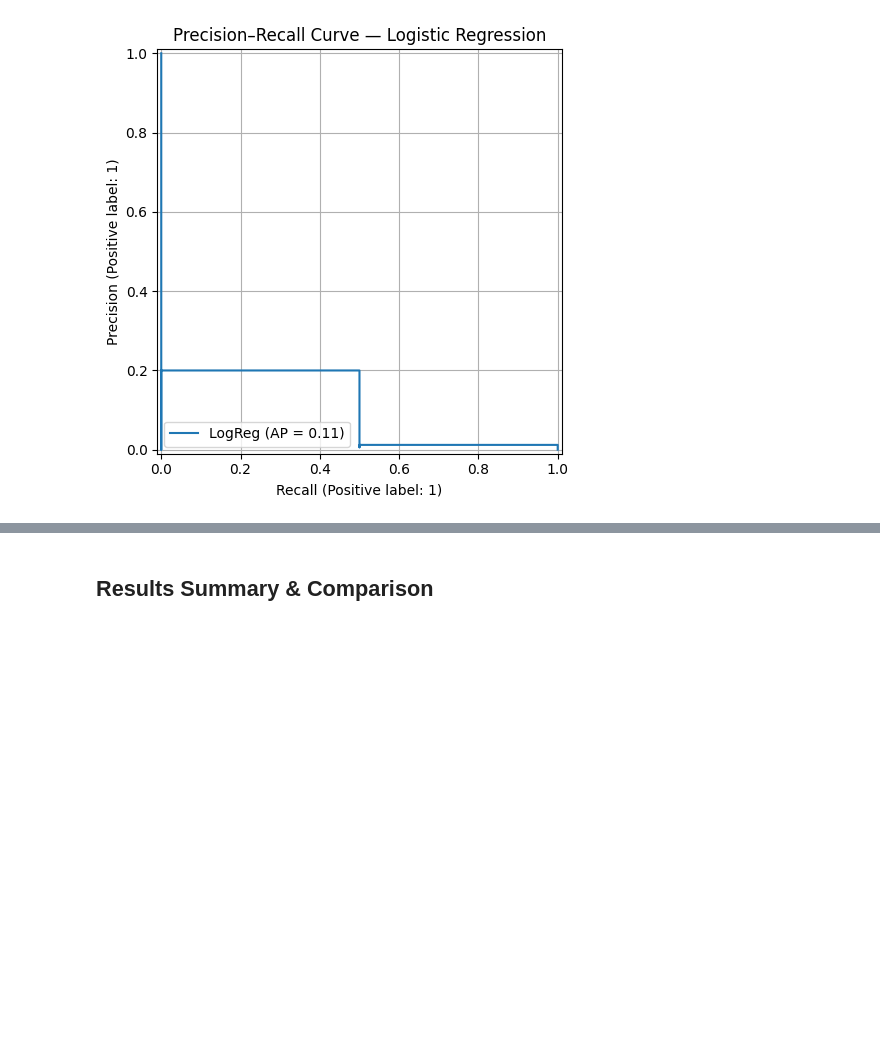
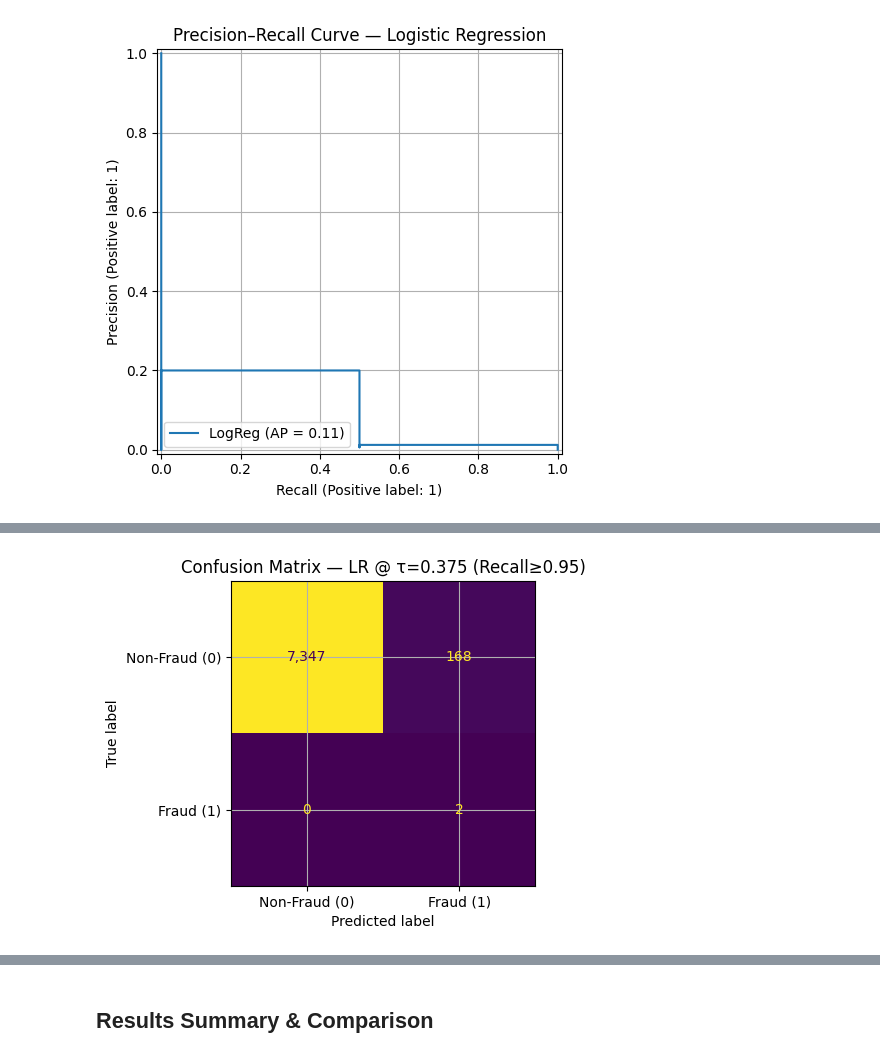
Before and after one commit to SasankaDidula/fraud-detection-ml-assignment, a Jupyter notebook: Fraud_Detection_Assignment.ipynb, the cells around one changed output, grey strips where cells are left out. Cells and saved outputs as stored; diff of their text form; code cells hidden in the pictures; blank space fills up the shorter version.

```diff
--- a/Fraud_Detection_Assignment.ipynb
+++ b/Fraud_Detection_Assignment.ipynb
@@ -1236,3 +1257,99 @@ plt.show()
 [figure]
 [figure]
 [figure]
+# %%
+# ==========================
+# Recommendation block
+# ==========================
+# Policy: Recall ≥ 0.95, then maximize Precision (optionally cap alert-rate)
+MIN_RECALL = 0.95
+ALERT_RATE_CAP = None   # e.g., set to 0.01 for ≤1% alerts; leave None for no cap
+
+# 1) Rank thresholds by precision subject to Recall ≥ MIN_RECALL
+tbl_all, _ = threshold_table(
+    y_test, proba_lr,
+    sort_by="precision",
+    descending=True,
+    beta=2.0,                    # used for reference in table
+    min_recall=MIN_RECALL,
+    grid_points=401              # finer grid for smoother search
+)
+
+# 2) Optional: apply alert-rate cap, pick best precision under the cap
+if ALERT_RATE_CAP is not None:
+    tbl_cap = tbl_all.loc[tbl_all["alert_rate"] <= ALERT_RATE_CAP]
+    if not tbl_cap.empty:
+        best_row = tbl_cap.iloc[0]
+    else:
+        # fallback if cap is too strict
+        best_row = tbl_all.iloc[0]
+else:
+    best_row = tbl_all.iloc[0]
+
+REC_THRESHOLD = float(best_row["threshold"])
+
+# 3) Compute metrics at recommended threshold
+pred_lr_rec = (proba_lr >= REC_THRESHOLD).astype(int)
+
+from sklearn.metrics import (
+    precision_score, recall_score, f1_score,
+    roc_auc_score, average_precision_score,
+    confusion_matrix, ConfusionMatrixDisplay
+)
+
+tn_r, fp_r, fn_r, tp_r = confusion_matrix(y_test, pred_lr_rec).ravel()
+precision_r = precision_score(y_test, pred_lr_rec, zero_division=0)
+recall_r    = recall_score(y_test, pred_lr_rec, zero_division=0)
+f1_r        = f1_score(y_test, pred_lr_rec, zero_division=0)
+roc_auc_r   = roc_auc_score(y_test, proba_lr)        # unchanged by threshold
+pr_auc_r    = average_precision_score(y_test, proba_lr)
+
+metrics_lr_rec = pd.DataFrame([{
+    "model": "Logistic Regression",
+    "threshold": REC_THRESHOLD,
+    "precision": precision_r,
+    "recall": recall_r,
+    "f1": f1_r,
+    "roc_auc": roc_auc_r,
+    "pr_auc": pr_auc_r,
+    "tp": tp_r, "fp": fp_r, "fn": fn_r, "tn": tn_r,
+    "alert_rate": (tp_r + fp_r) / (tp_r + fp_r + tn_r + fn_r + 1e-12)
+}])
+
+print("✅ Recommended Operating Point (Recall-first, then maximize Precision)")
+display(metrics_lr_rec[
+    ["model","threshold","precision","recall","f1","roc_auc","pr_auc","tp","fp","fn","tn","alert_rate"]
+])
+
+# 4) Side-by-side comparison with your current chosen threshold
+def _ensure_cols(df):
+    cols = ["model","threshold","precision","recall","f1","roc_auc","pr_auc","tp","fp","fn","tn"]
+    extra = [c for c in df.columns if c not in cols]
+    return df[cols + extra] if extra else df[cols]
+
+comparison = pd.concat([_ensure_cols(metrics_lr), _ensure_cols(metrics_lr_rec)], ignore_index=True)
+print("📊 Comparison: Current vs Recommended")
+display(comparison)
+
+# 5) Plot CM at the recommended threshold
+fig_cm_r, ax_cm_r = plt.subplots(figsize=(5, 4))
+ConfusionMatrixDisplay.from_predictions(
+    y_test, pred_lr_rec,
+    display_labels=["Non-Fraud (0)","Fraud (1)"],
+    ax=ax_cm_r, values_format=",.0f", colorbar=False
+)
+ax_cm_r.set_title(f"Confusion Matrix — LR @ τ={REC_THRESHOLD:.3f} (Recall≥{MIN_RECALL:.2f})")
+plt.tight_layout()
+plt.show()
+
+# Optional normalized CM
+fig_cm2_r, ax_cm2_r = plt.subplots(figsize=(5, 4))
+ConfusionMatrixDisplay.from_predictions(
+    y_test, pred_lr_rec,
+    display_labels=["Non-Fraud (0)","Fraud (1)"],
+    normalize="true", values_format=".2f", colorbar=False, ax=ax_cm2_r
+)
+ax_cm2_r.set_title(f"Normalized CM — LR @ τ={REC_THRESHOLD:.3f} (Recall≥{MIN_RECALL:.2f})")
+plt.tight_layout()
+plt.show()
+# %% [output]
@@ -1238,0 +1363 @@ plt.show()
+[figure, added]
```
Also changed, not shown: parts of 3 cells of this notebook, 1 other file.
